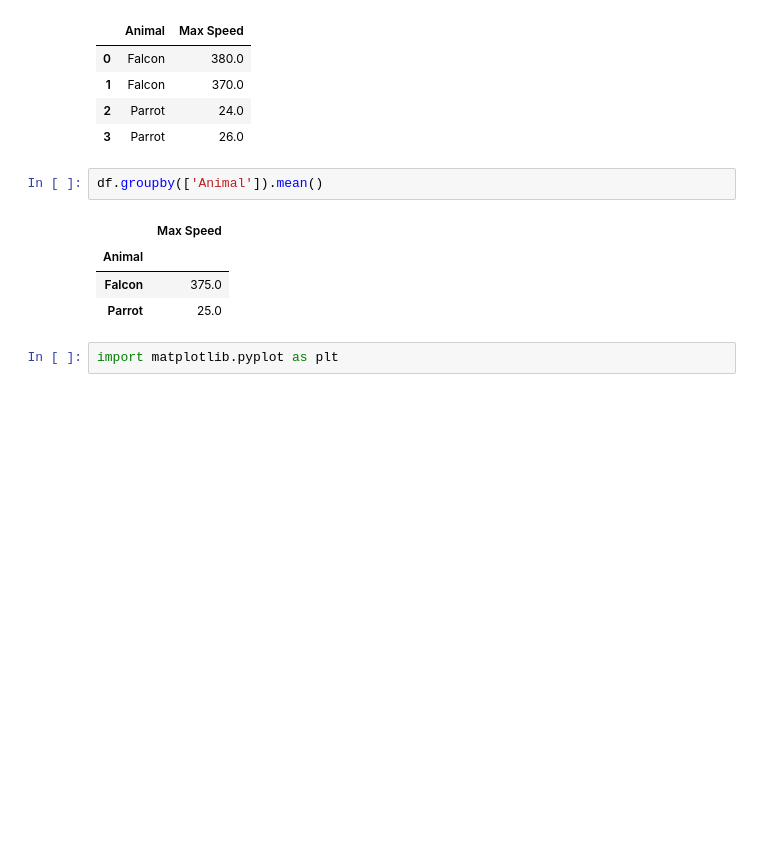
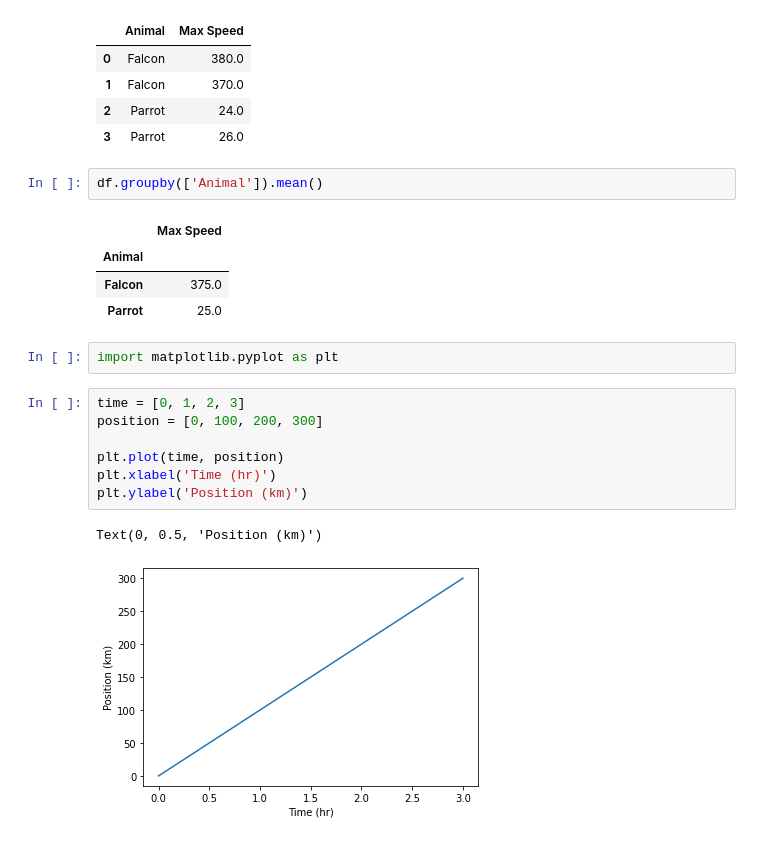
Before and after one commit to FranciscoSNR/2021-8-19-pml-Francisco-Nieto, a Jupyter notebook: 2021-analisis-de-datos.ipynb, the cells around one changed output. Cells and saved outputs as stored; diff of their text form; blank space fills up the shorter version.

```diff
--- a/2021-analisis-de-datos.ipynb
+++ b/2021-analisis-de-datos.ipynb
@@ -196,3 +196,13 @@ df.groupby(['Animal']).mean()
 | Parrot | 25.0 |
 # %%
 import matplotlib.pyplot as plt
+# %%
+time = [0, 1, 2, 3]
+position = [0, 100, 200, 300]
+
+plt.plot(time, position)
+plt.xlabel('Time (hr)')
+plt.ylabel('Position (km)')
+# %% [output]
+Text(0, 0.5, 'Position (km)')
+[figure, added]
```
Also changed, not shown: parts of 13 cells of this notebook, 2 other files.
